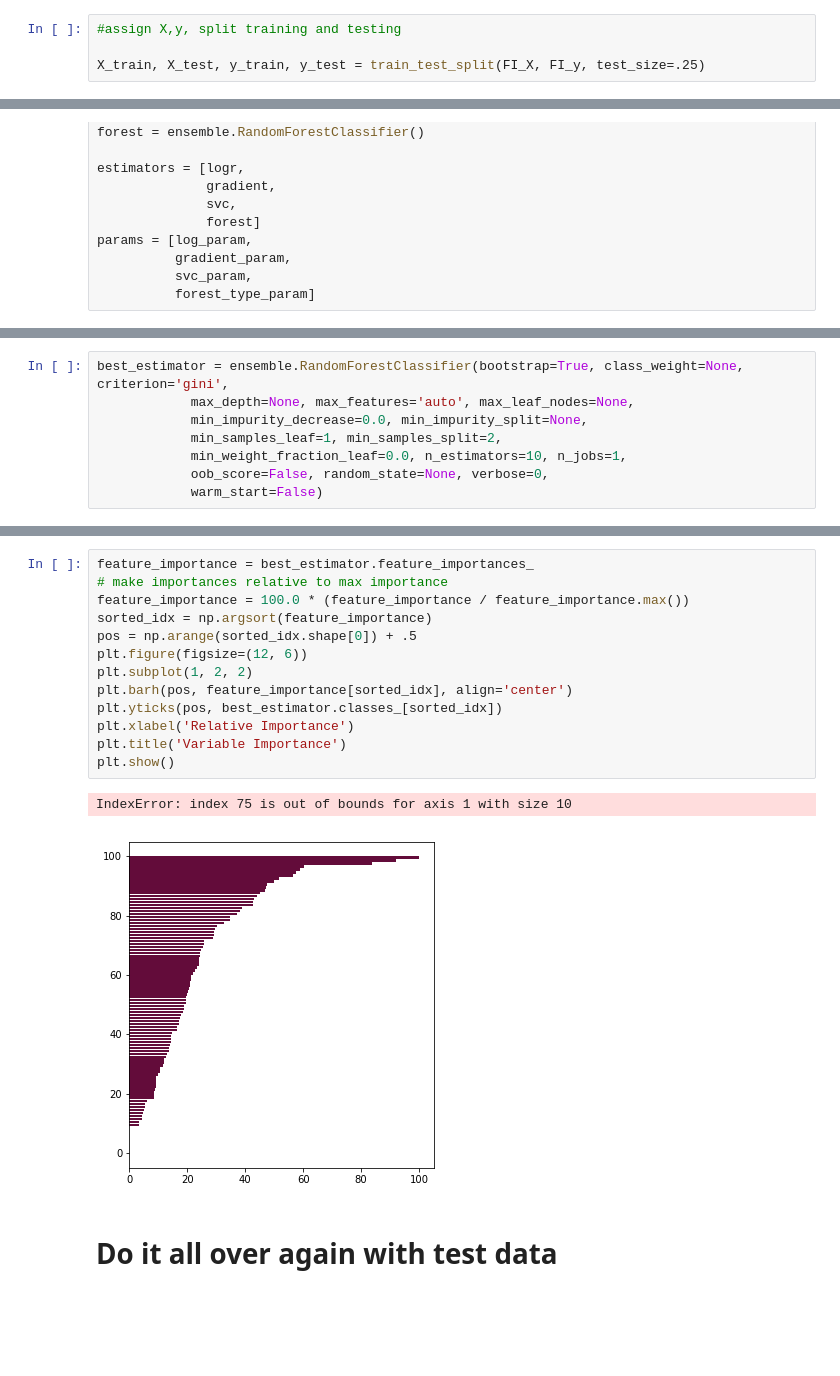
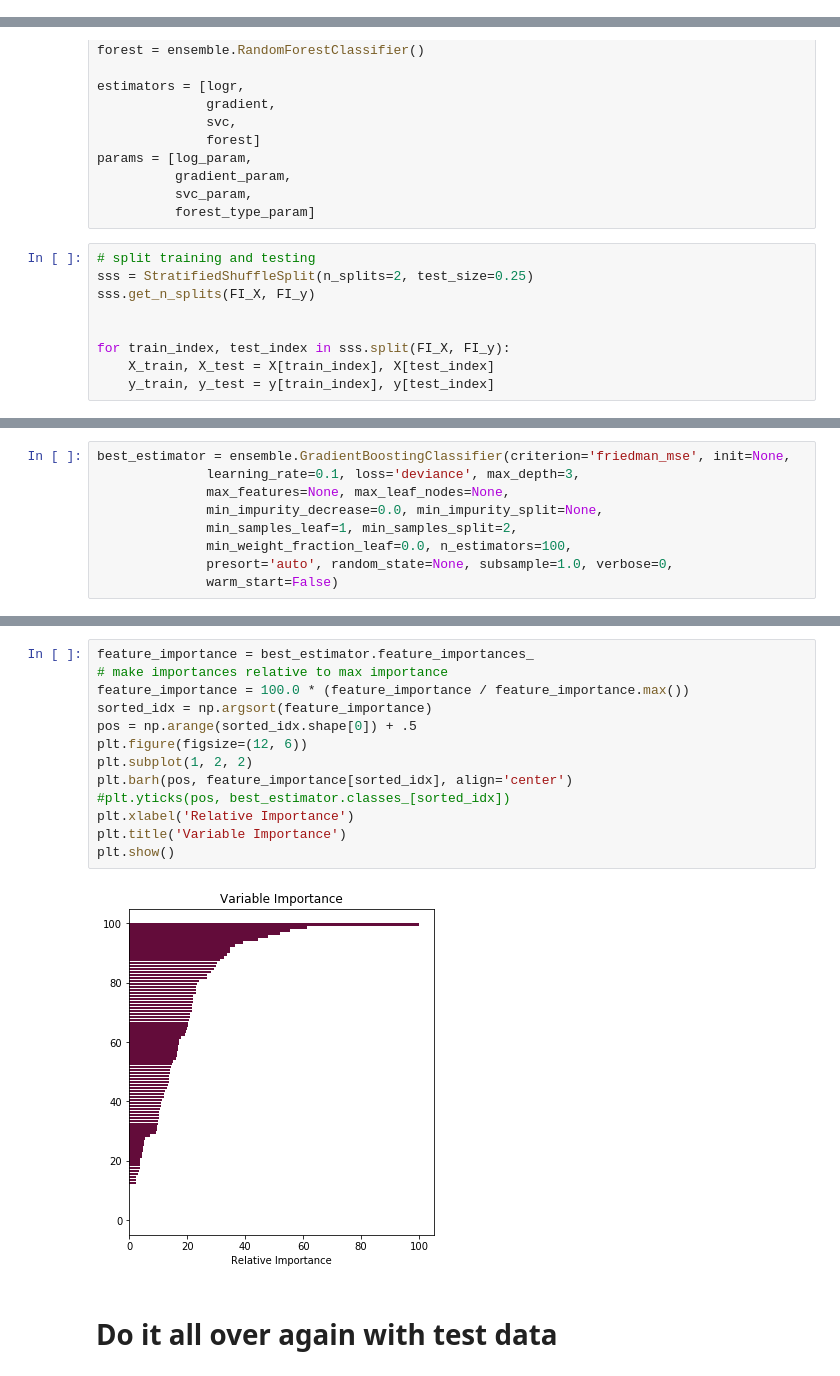
Before and after one commit to Schmidt8181/Allreciepes_NLP, a Jupyter notebook: All_Recipes_NLP.ipynb, the cells around one changed output, grey strips where cells are left out. Saved outputs shown, nothing was run; the diff lists cells and outputs as text; blank space fills up the shorter version.

```diff
--- a/All_Recipes_NLP.ipynb
+++ b/All_Recipes_NLP.ipynb
@@ -433,7 +434,3 @@ plt.show()
 [figure]
 # %% [markdown]
 # Supervised Learning
-# %%
-#assign X,y, split training and testing
-
-X_train, X_test, y_train, y_test = train_test_split(FI_X, FI_y, test_size=.25)
@@ -659,6 +515,15 @@ params = [log_param,
           gradient_param,
           svc_param,
           forest_type_param]
+# %%
+# split training and testing
+sss = StratifiedShuffleSplit(n_splits=2, test_size=0.25)
+sss.get_n_splits(FI_X, FI_y)
+
+
+for train_index, test_index in sss.split(FI_X, FI_y):
+    X_train, X_test = X[train_index], X[test_index]
+    y_train, y_test = y[train_index], y[test_index]
 # %%
 results = []
 
@@ -690,11 +555,12 @@ print(results)
 # %%
-best_estimator = ensemble.RandomForestClassifier(bootstrap=True, class_weight=None, criterion='gini',
-            max_depth=None, max_features='auto', max_leaf_nodes=None,
-            min_impurity_decrease=0.0, min_impurity_split=None,
-            min_samples_leaf=1, min_samples_split=2,
-            min_weight_fraction_leaf=0.0, n_estimators=10, n_jobs=1,
-            oob_score=False, random_state=None, verbose=0,
-            warm_start=False)
+best_estimator = ensemble.GradientBoostingClassifier(criterion='friedman_mse', init=None,
+              learning_rate=0.1, loss='deviance', max_depth=3,
+              max_features=None, max_leaf_nodes=None,
+              min_impurity_decrease=0.0, min_impurity_split=None,
+              min_samples_leaf=1, min_samples_split=2,
+              min_weight_fraction_leaf=0.0, n_estimators=100,
+              presort='auto', random_state=None, subsample=1.0, verbose=0,
+              warm_start=False)
 # %%
 best_estimator.fit(X_train, y_train)
 print(best_estimator.score(X_train, y_train))
@@ -718,19 +584,18 @@ Confusion matrix, without normalization
 # %%
 feature_importance = best_estimator.feature_importances_
 # make importances relative to max importance
 feature_importance = 100.0 * (feature_importance / feature_importance.max())
 sorted_idx = np.argsort(feature_importance)
 pos = np.arange(sorted_idx.shape[0]) + .5
 plt.figure(figsize=(12, 6))
 plt.subplot(1, 2, 2)
 plt.barh(pos, feature_importance[sorted_idx], align='center')
-plt.yticks(pos, best_estimator.classes_[sorted_idx])
+#plt.yticks(pos, best_estimator.classes_[sorted_idx])
 plt.xlabel('Relative Importance')
 plt.title('Variable Importance')
 plt.show()
 # %% [output]
-IndexError: index 75 is out of bounds for axis 1 with size 10
-[figure, old version]
+[figure, new version]
 # %% [markdown]
 # Do it all over again with test data
 # %%
```
Also changed, not shown: parts of 40 cells of this notebook.
